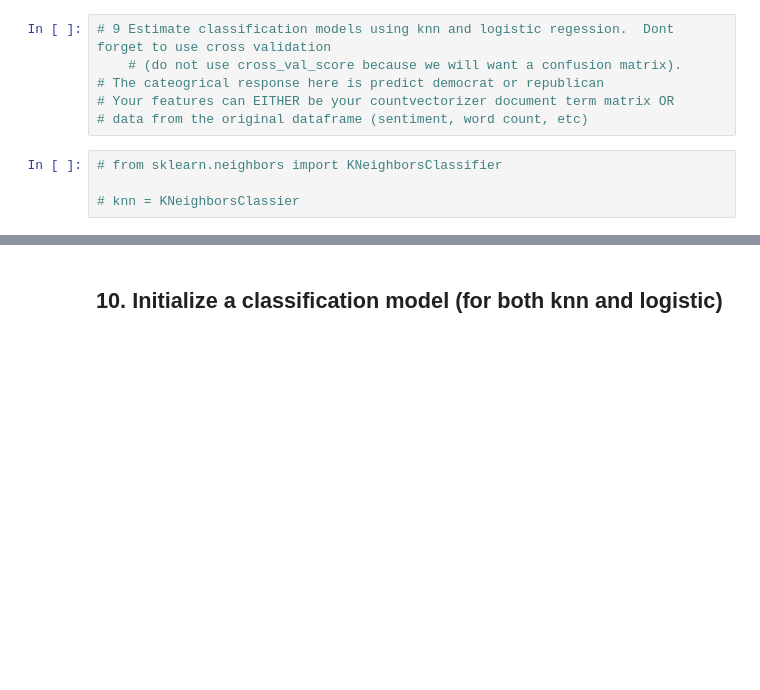
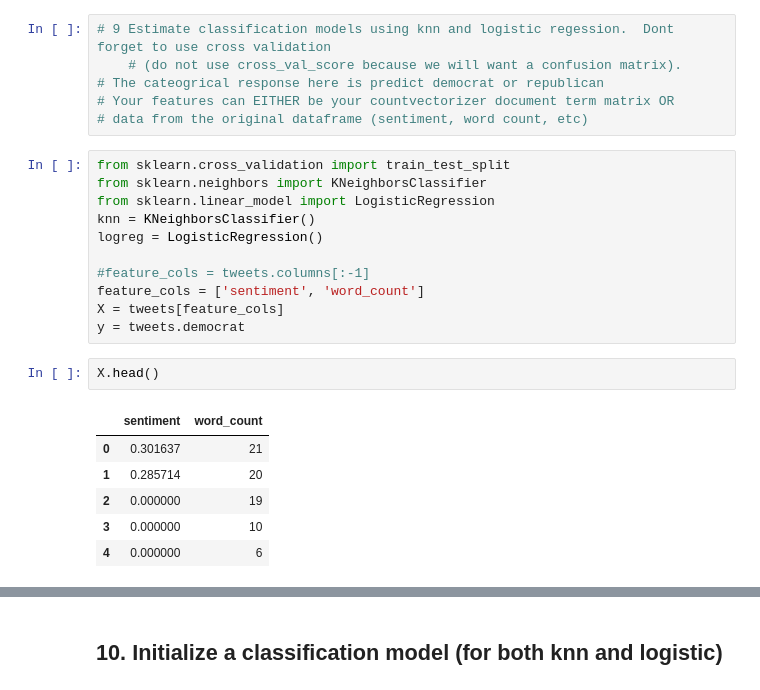
Before and after one commit to Khenu/sfdat26_work, a Jupyter notebook: hw/hw2.ipynb, the cells around one changed output, grey strips where cells are left out. Saved outputs shown, nothing was run; the diff lists cells and outputs as text; blank space fills up the shorter version.

```diff
--- a/hw/hw2.ipynb
+++ b/hw/hw2.ipynb
@@ -300,7 +322,23 @@ tweets.boxplot(column='sentiment', by='democrat')
 # The cateogrical response here is predict democrat or republican
 # Your features can EITHER be your countvectorizer document term matrix OR
 # data from the original dataframe (sentiment, word count, etc)
-# %%
-# from sklearn.neighbors import KNeighborsClassifier
-
-# knn = KNeighborsClassier
+# %%
+from sklearn.cross_validation import train_test_split
+from sklearn.neighbors import KNeighborsClassifier
+from sklearn.linear_model import LogisticRegression
+knn = KNeighborsClassifier()
+logreg = LogisticRegression()
+
+#feature_cols = tweets.columns[:-1]
+feature_cols = ['sentiment', 'word_count']
+X = tweets[feature_cols]
+y = tweets.democrat
+# %%
+X.head()
+# %% [output]
+|  | sentiment | word_count |
+| 0 | 0.301637 | 21 |
+| 1 | 0.285714 | 20 |
+| 2 | 0.000000 | 19 |
+| 3 | 0.000000 | 10 |
+| 4 | 0.000000 | 6 |
```
Also changed, not shown: parts of 36 cells of this notebook, 12 other files.
